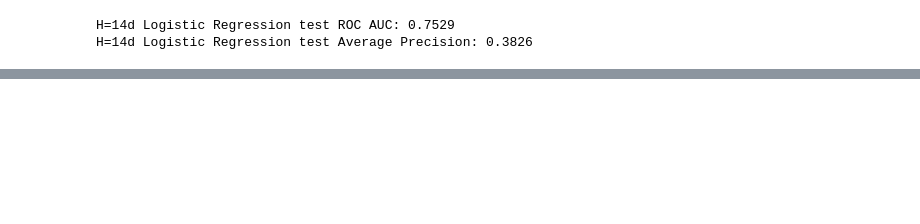
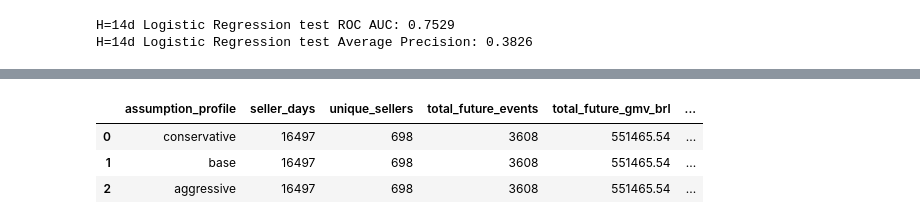
Before and after one commit to andrewyang0620/marketplace-sla-risk-analysis, a Jupyter notebook: notebooks/04_intervention_roi.ipynb, the cells around one changed output, grey strips where cells are left out. Drawn from its saved outputs; the diff is of its cells as text; code cells hidden in the pictures; blank space fills up the shorter version.

Commit message:
no-intervention baseline created

```diff
--- a/notebooks/04_intervention_roi.ipynb
+++ b/notebooks/04_intervention_roi.ipynb
@@ -268,0 +283,18 @@ H=14d Logistic Regression test Average Precision: 0.3826
+# %%
+assumption_profiles = build_assumption_profiles()
+
+baseline_df = compute_no_intervention_baseline(
+    scored_df = test_scored,
+    future_event_count_col = future_event_count_col,
+    future_event_gmv_col = future_event_gmv_col,
+    severe_harm_row = severe_harm,
+    assumption_profiles = assumption_profiles,
+    current_gmv_proxy_col = "delivered_gmv_14d"
+)
+
+baseline_df
+# %% [output]
+|  | assumption_profile | seller_days | unique_sellers | total_future_events | total_future_gmv_brl | ... |
+| 0 | conservative | 16497 | 698 | 3608 | 551465.54 | ... |
+| 1 | base | 16497 | 698 | 3608 | 551465.54 | ... |
+| 2 | aggressive | 16497 | 698 | 3608 | 551465.54 | ... |
```
Also changed, not shown: parts of 2 cells of this notebook, 1 other file.
